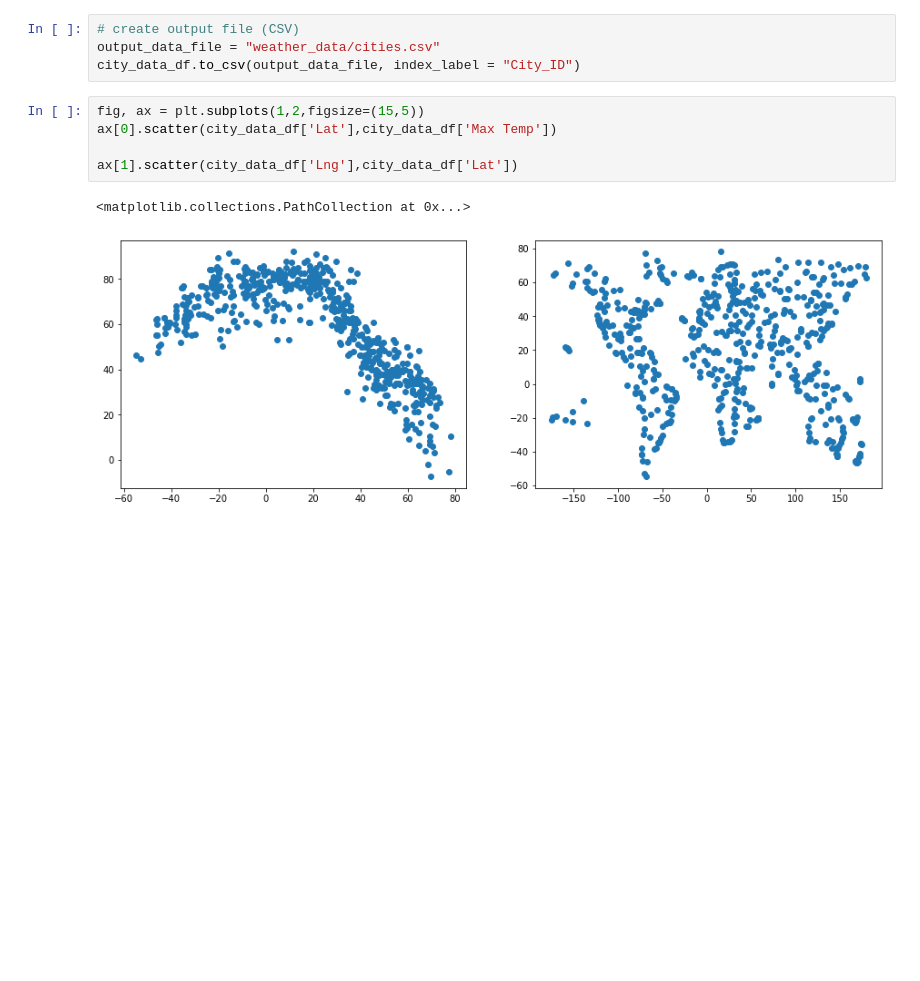
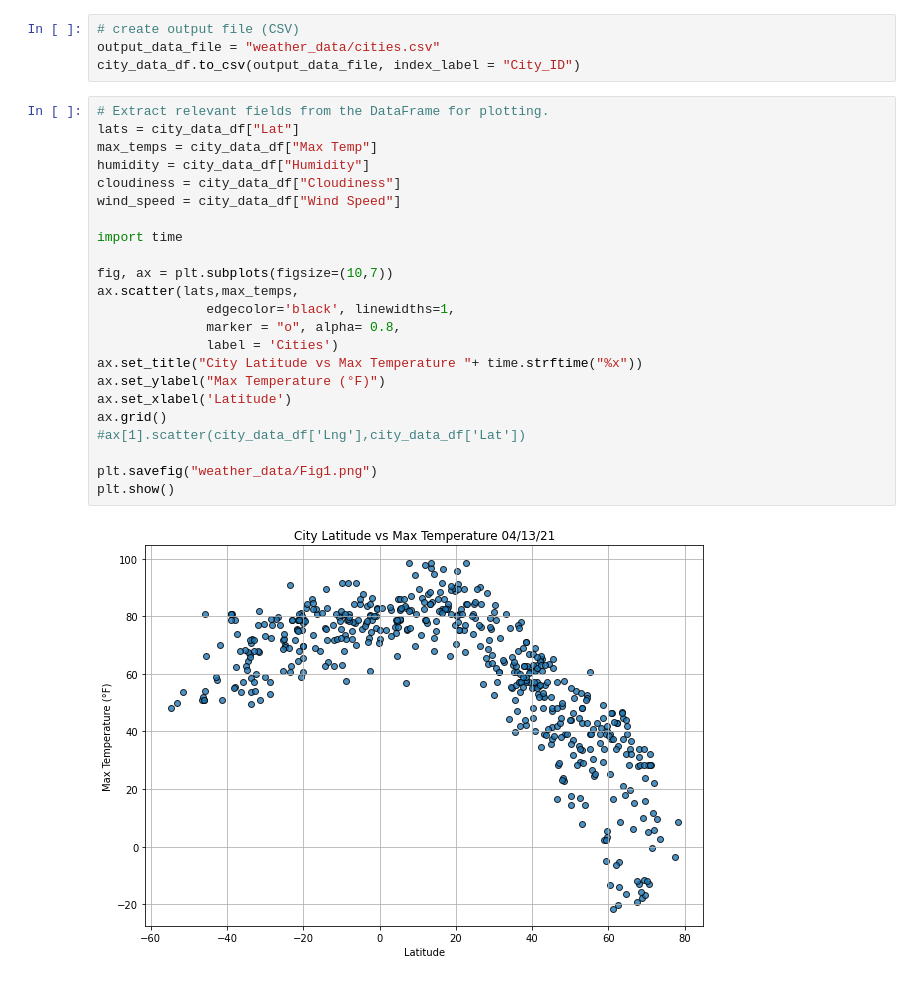
Before and after one commit to jose-perth/World_Weather_Analysis, a Jupyter notebook: Pre-work/WeatherPy.ipynb, the cells around one changed output. Cells and saved outputs as stored; diff of their text form; blank space fills up the shorter version.

```diff
--- a/Pre-work/WeatherPy.ipynb
+++ b/Pre-work/WeatherPy.ipynb
@@ -152,11 +153,28 @@ city_data_df.head(10)
 # create output file (CSV)
 output_data_file = "weather_data/cities.csv"
 city_data_df.to_csv(output_data_file, index_label = "City_ID")
-# %%
-fig, ax = plt.subplots(1,2,figsize=(15,5))
-ax[0].scatter(city_data_df['Lat'],city_data_df['Max Temp'])
-
-ax[1].scatter(city_data_df['Lng'],city_data_df['Lat'])
-# %% [output]
-<matplotlib.collections.PathCollection at 0x...>
-[figure, removed]
+# %%
+# Extract relevant fields from the DataFrame for plotting.
+lats = city_data_df["Lat"]
+max_temps = city_data_df["Max Temp"]
+humidity = city_data_df["Humidity"]
+cloudiness = city_data_df["Cloudiness"]
+wind_speed = city_data_df["Wind Speed"]
+
+import time
+
+fig, ax = plt.subplots(figsize=(10,7))
+ax.scatter(lats,max_temps,
+              edgecolor='black', linewidths=1,
+              marker = "o", alpha= 0.8,
+              label = 'Cities')
+ax.set_title("City Latitude vs Max Temperature "+ time.strftime("%x"))
+ax.set_ylabel("Max Temperature (°F)")
+ax.set_xlabel('Latitude')
+ax.grid()
+#ax[1].scatter(city_data_df['Lng'],city_data_df['Lat'])
+
+plt.savefig("weather_data/Fig1.png")
+plt.show()
+# %% [output]
+[figure, added]
```
Also changed, not shown: parts of 19 cells of this notebook, 5 other files.
